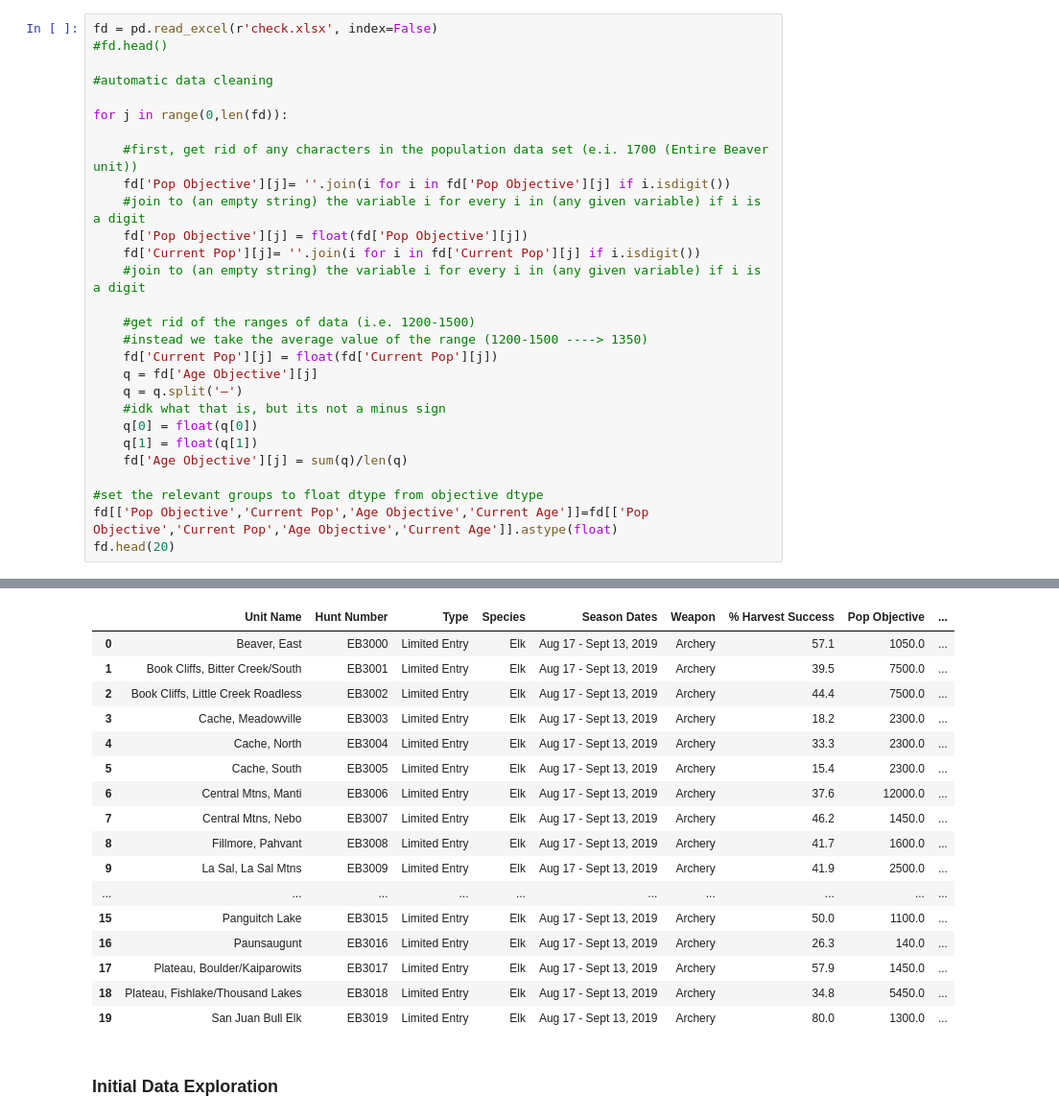
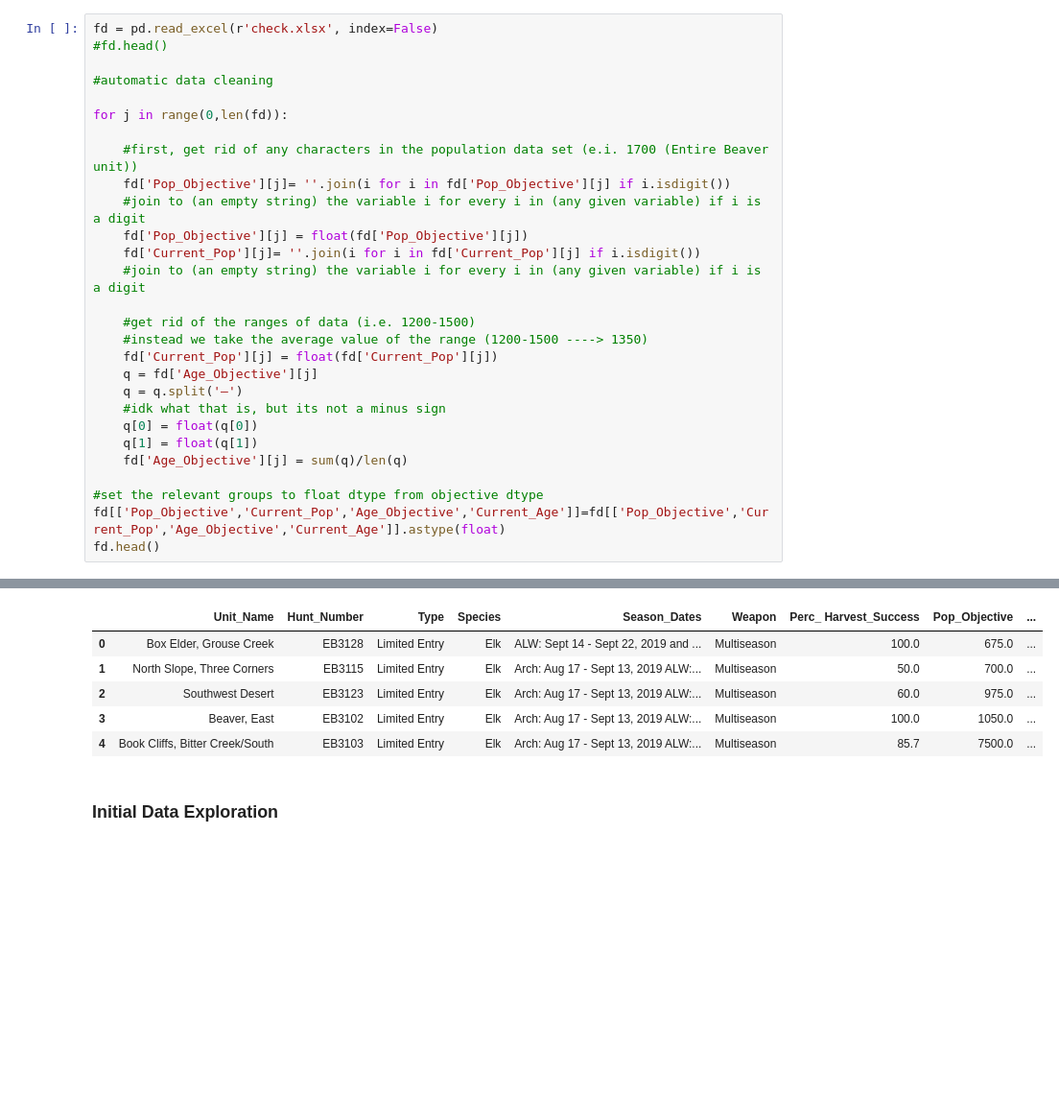
Before and after one commit to nedchanatry/ActaeonProj, a Jupyter notebook: Scrape2.ipynb, the cells around one changed output, grey strips where cells are left out. Shown: that part at 96% size. Saved outputs shown, nothing was run; the diff lists cells and outputs as text; blank space fills up the shorter version.

```diff
--- a/Scrape2.ipynb
+++ b/Scrape2.ipynb
@@ -131,23 +203,23 @@ fd = pd.read_excel(r'check.xlsx', index=False)
 for j in range(0,len(fd)):
 
     #first, get rid of any characters in the population data set (e.i. 1700 (Entire Beaver unit))
-    fd['Pop Objective'][j]= ''.join(i for i in fd['Pop Objective'][j] if i.isdigit())
+    fd['Pop_Objective'][j]= ''.join(i for i in fd['Pop_Objective'][j] if i.isdigit())
     #join to (an empty string) the variable i for every i in (any given variable) if i is a digit
-    fd['Pop Objective'][j] = float(fd['Pop Objective'][j])
-    fd['Current Pop'][j]= ''.join(i for i in fd['Current Pop'][j] if i.isdigit())
+    fd['Pop_Objective'][j] = float(fd['Pop_Objective'][j])
+    fd['Current_Pop'][j]= ''.join(i for i in fd['Current_Pop'][j] if i.isdigit())
     #join to (an empty string) the variable i for every i in (any given variable) if i is a digit
 
     #get rid of the ranges of data (i.e. 1200-1500)
     #instead we take the average value of the range (1200-1500 ----> 1350)
-    fd['Current Pop'][j] = float(fd['Current Pop'][j])
-    q = fd['Age Objective'][j]
+    fd['Current_Pop'][j] = float(fd['Current_Pop'][j])
+    q = fd['Age_Objective'][j]
     q = q.split('–')
     #idk what that is, but its not a minus sign
     q[0] = float(q[0])
     q[1] = float(q[1])
-    fd['Age Objective'][j] = sum(q)/len(q)
+    fd['Age_Objective'][j] = sum(q)/len(q)
 
 #set the relevant groups to float dtype from objective dtype
-fd[['Pop Objective','Current Pop','Age Objective','Current Age']]=fd[['Pop Objective','Current Pop','Age Objective','Current Age']].astype(float)
-fd.head(20)
+fd[['Pop_Objective','Current_Pop','Age_Objective','Current_Age']]=fd[['Pop_Objective','Current_Pop','Age_Objective','Current_Age']].astype(float)
+fd.head()
 # %% [output]
@@ -174,20 +244,9 @@ See the caveats in the documentation: http://pandas.pydata.org/pandas-docs/stabl
-|  | Unit Name | Hunt Number | Type | Species | Season Dates | Weapon | % Harvest Success | Pop Objective | ... |
-| 0 | Beaver, East | EB3000 | Limited Entry | Elk | Aug 17 - Sept 13, 2019 | Archery | 57.1 | 1050.0 | ... |
-| 1 | Book Cliffs, Bitter Creek/South | EB3001 | Limited Entry | Elk | Aug 17 - Sept 13, 2019 | Archery | 39.5 | 7500.0 | ... |
-| 2 | Book Cliffs, Little Creek Roadless | EB3002 | Limited Entry | Elk | Aug 17 - Sept 13, 2019 | Archery | 44.4 | 7500.0 | ... |
-| 3 | Cache, Meadowville | EB3003 | Limited Entry | Elk | Aug 17 - Sept 13, 2019 | Archery | 18.2 | 2300.0 | ... |
-| 4 | Cache, North | EB3004 | Limited Entry | Elk | Aug 17 - Sept 13, 2019 | Archery | 33.3 | 2300.0 | ... |
-| 5 | Cache, South | EB3005 | Limited Entry | Elk | Aug 17 - Sept 13, 2019 | Archery | 15.4 | 2300.0 | ... |
-| 6 | Central Mtns, Manti | EB3006 | Limited Entry | Elk | Aug 17 - Sept 13, 2019 | Archery | 37.6 | 12000.0 | ... |
-| 7 | Central Mtns, Nebo | EB3007 | Limited Entry | Elk | Aug 17 - Sept 13, 2019 | Archery | 46.2 | 1450.0 | ... |
-| 8 | Fillmore, Pahvant | EB3008 | Limited Entry | Elk | Aug 17 - Sept 13, 2019 | Archery | 41.7 | 1600.0 | ... |
-| 9 | La Sal, La Sal Mtns | EB3009 | Limited Entry | Elk | Aug 17 - Sept 13, 2019 | Archery | 41.9 | 2500.0 | ... |
-| ... | ... | ... | ... | ... | ... | ... | ... | ... | ... |
-| 15 | Panguitch Lake | EB3015 | Limited Entry | Elk | Aug 17 - Sept 13, 2019 | Archery | 50.0 | 1100.0 | ... |
-| 16 | Paunsaugunt | EB3016 | Limited Entry | Elk | Aug 17 - Sept 13, 2019 | Archery | 26.3 | 140.0 | ... |
-| 17 | Plateau, Boulder/Kaiparowits | EB3017 | Limited Entry | Elk | Aug 17 - Sept 13, 2019 | Archery | 57.9 | 1450.0 | ... |
-| 18 | Plateau, Fishlake/Thousand Lakes | EB3018 | Limited Entry | Elk | Aug 17 - Sept 13, 2019 | Archery | 34.8 | 5450.0 | ... |
-| 19 | San Juan Bull Elk | EB3019 | Limited Entry | Elk | Aug 17 - Sept 13, 2019 | Archery | 80.0 | 1300.0 | ... |
+|  | Unit_Name | Hunt_Number | Type | Species | Season_Dates | Weapon | Perc_ Harvest_Success | Pop_Objective | ... |
+| 0 | Box Elder, Grouse Creek | EB3128 | Limited Entry | Elk | ALW: Sept 14 - Sept 22, 2019 and ... | Multiseason | 100.0 | 675.0 | ... |
+| 1 | North Slope, Three Corners | EB3115 | Limited Entry | Elk | Arch: Aug 17 - Sept 13, 2019 ALW:... | Multiseason | 50.0 | 700.0 | ... |
+| 2 | Southwest Desert | EB3123 | Limited Entry | Elk | Arch: Aug 17 - Sept 13, 2019 ALW:... | Multiseason | 60.0 | 975.0 | ... |
+| 3 | Beaver, East | EB3102 | Limited Entry | Elk | Arch: Aug 17 - Sept 13, 2019 ALW:... | Multiseason | 100.0 | 1050.0 | ... |
+| 4 | Book Cliffs, Bitter Creek/South | EB3103 | Limited Entry | Elk | Arch: Aug 17 - Sept 13, 2019 ALW:... | Multiseason | 85.7 | 7500.0 | ... |
 # %% [markdown]
 ### Initial Data Exploration
 # %%
```
Also changed, not shown: parts of 14 cells of this notebook.
